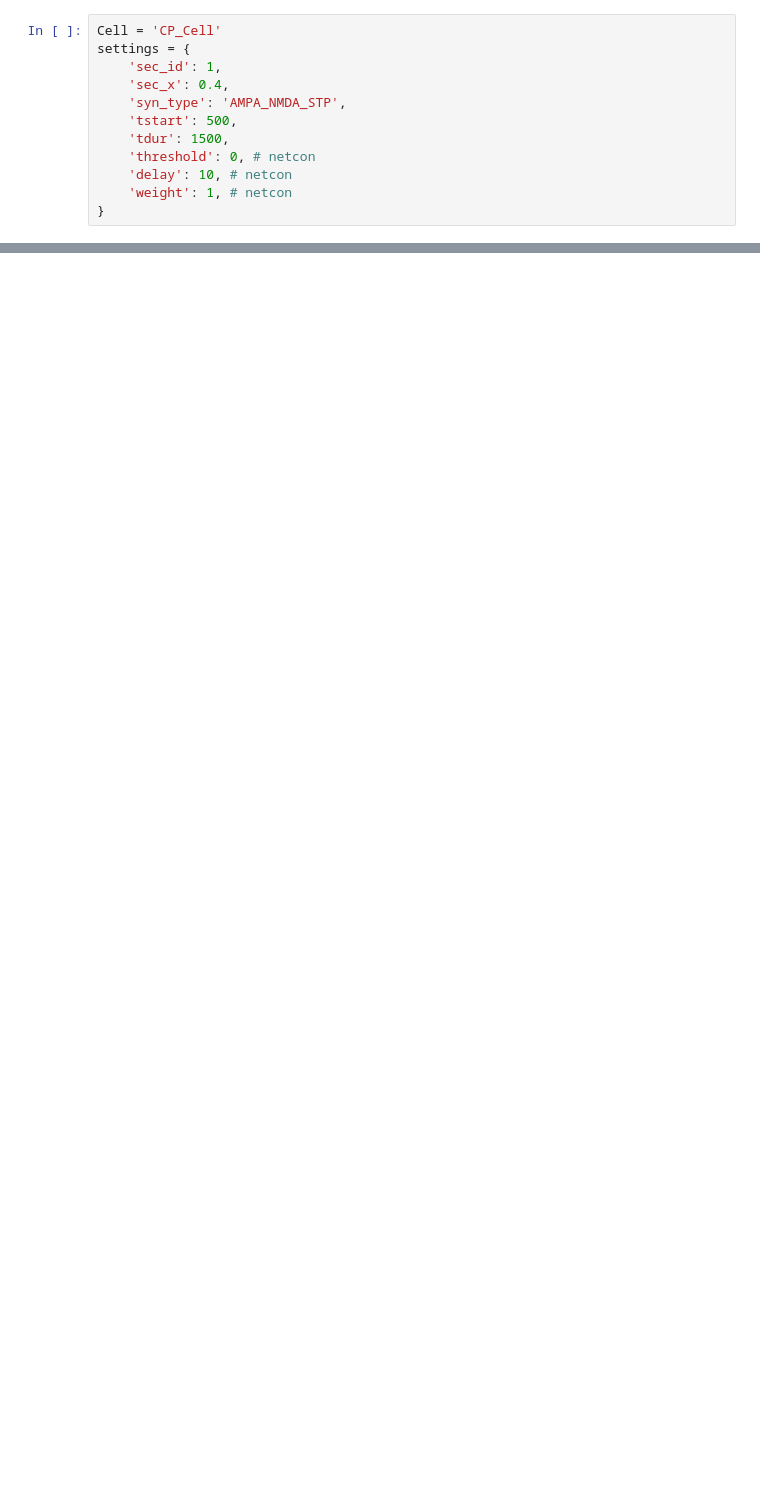
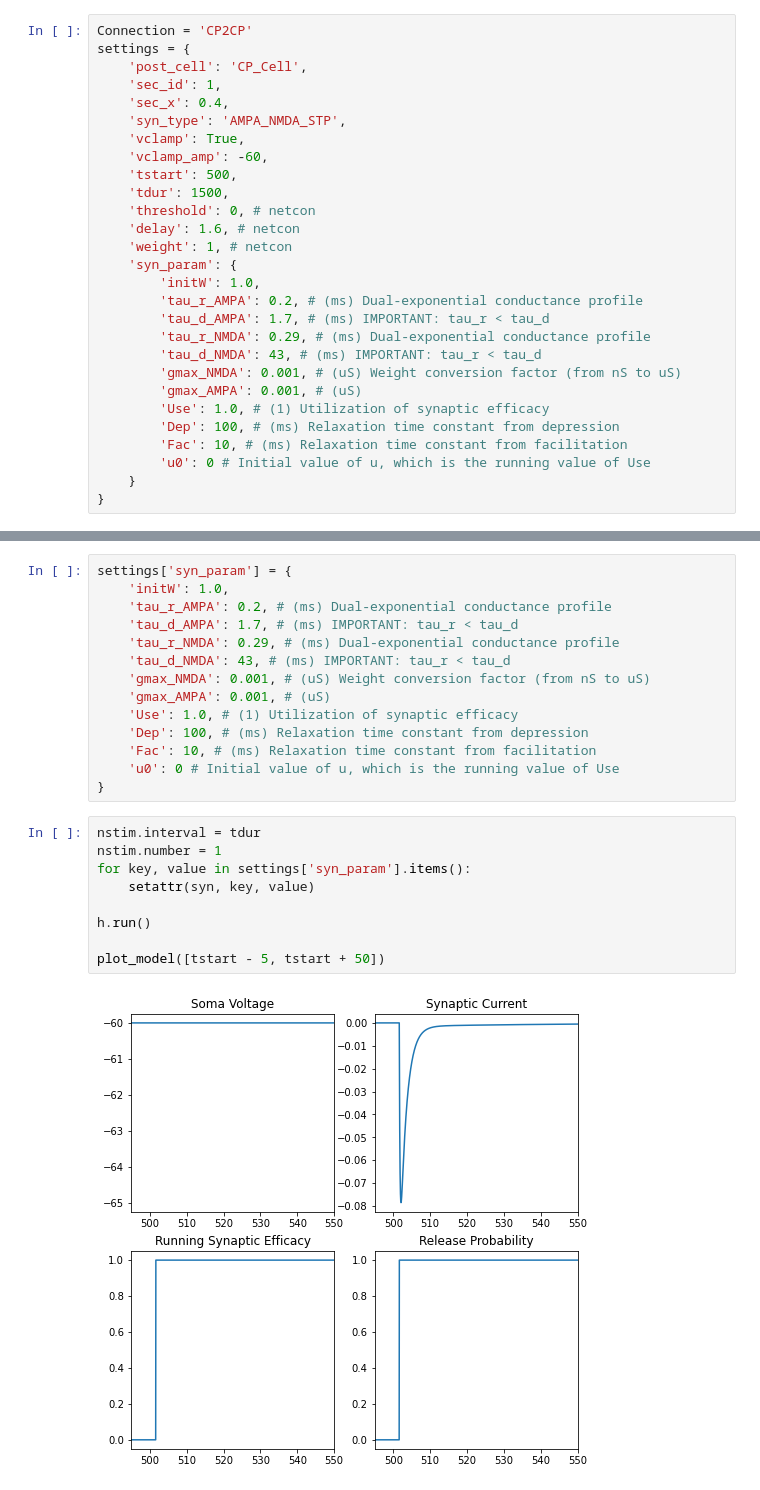
Before and after one commit to chenziao/M1-Cells, a Jupyter notebook: synapse_tuning.ipynb, the cells around one changed output, grey strips where cells are left out. Saved outputs shown, nothing was run; the diff lists cells and outputs as text; blank space fills up the shorter version.

```diff
--- a/synapse_tuning.ipynb
+++ b/synapse_tuning.ipynb
@@ -18,16 +17,32 @@ h.load_file('templates/templates.hoc') # reads in template
 h.dt = 0.025 # time step (resolution) of the simulation in ms
 h.celsius = 36.0
 # %%
-Cell = 'CP_Cell'
+Connection = 'CP2CP'
 settings = {
+    'post_cell': 'CP_Cell',
     'sec_id': 1,
     'sec_x': 0.4,
     'syn_type': 'AMPA_NMDA_STP',
+    'vclamp': True,
+    'vclamp_amp': -60,
     'tstart': 500,
     'tdur': 1500,
     'threshold': 0, # netcon
-    'delay': 10, # netcon
+    'delay': 1.6, # netcon
     'weight': 1, # netcon
+    'syn_param': {
+        'initW': 1.0,
+        'tau_r_AMPA': 0.2, # (ms) Dual-exponential conductance profile
+        'tau_d_AMPA': 1.7, # (ms) IMPORTANT: tau_r < tau_d
+        'tau_r_NMDA': 0.29, # (ms) Dual-exponential conductance profile
+        'tau_d_NMDA': 43, # (ms) IMPORTANT: tau_r < tau_d
+        'gmax_NMDA': 0.001, # (uS) Weight conversion factor (from nS to uS)
+        'gmax_AMPA': 0.001, # (uS)
+        'Use': 1.0, # (1) Utilization of synaptic efficacy
+        'Dep': 100, # (ms) Relaxation time constant from depression
+        'Fac': 10, # (ms) Relaxation time constant from facilitation
+        'u0': 0 # Initial value of u, which is the running value of Use
+    }
 }
 # %%
 tstart = settings['tstart']
@@ -57,3 +96,28 @@ Vector[0]
+# %%
+settings['syn_param'] = {
+    'initW': 1.0,
+    'tau_r_AMPA': 0.2, # (ms) Dual-exponential conductance profile
+    'tau_d_AMPA': 1.7, # (ms) IMPORTANT: tau_r < tau_d
+    'tau_r_NMDA': 0.29, # (ms) Dual-exponential conductance profile
+    'tau_d_NMDA': 43, # (ms) IMPORTANT: tau_r < tau_d
+    'gmax_NMDA': 0.001, # (uS) Weight conversion factor (from nS to uS)
+    'gmax_AMPA': 0.001, # (uS)
+    'Use': 1.0, # (1) Utilization of synaptic efficacy
+    'Dep': 100, # (ms) Relaxation time constant from depression
+    'Fac': 10, # (ms) Relaxation time constant from facilitation
+    'u0': 0 # Initial value of u, which is the running value of Use
+}
+# %%
+nstim.interval = tdur
+nstim.number = 1
+for key, value in settings['syn_param'].items():
+    setattr(syn, key, value)
+
+h.run()
+
+plot_model([tstart - 5, tstart + 50])
+# %% [output]
+[figure, added]
 # %%
 def model(weight, input_frequency, Use, tau_f, tau_d):
     nstim.interval = 1000 / input_frequency
```
Also changed, not shown: parts of 3 cells of this notebook.
